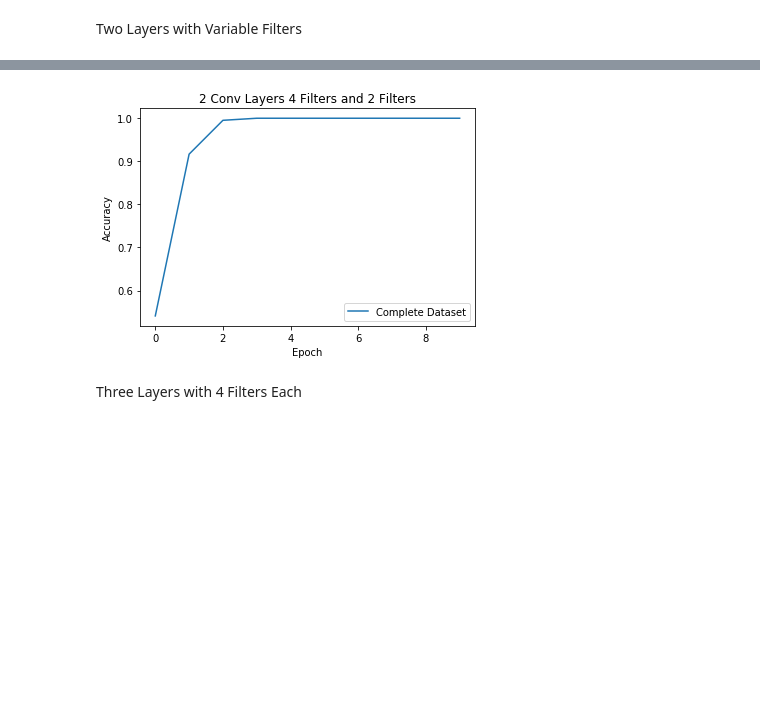
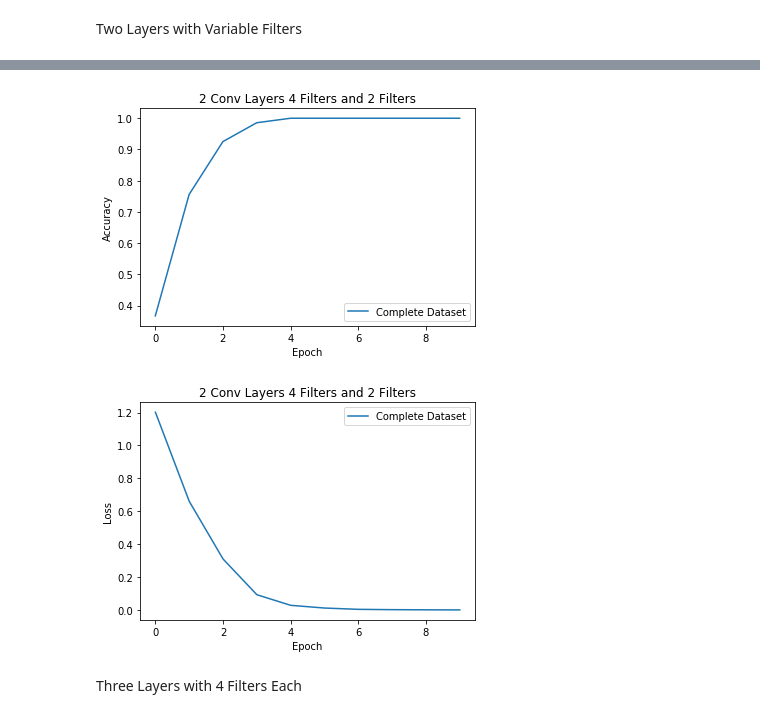
Before and after one commit to mykon23/DL-2020Project, a Jupyter notebook: Equus2.ipynb, the cells around one changed output, grey strips where cells are left out. Cells and saved outputs as stored; diff of their text form; code cells hidden in the pictures; blank space fills up the shorter version.

```diff
--- a/Equus2.ipynb
+++ b/Equus2.ipynb
@@ -546,15 +606,25 @@ Epoch 10/10
 # %%
 ##plot the learning curve of the model
 import matplotlib.pyplot as plt
 
+title = '2 Conv Layers 4 Filters and 2 Filters'
+
 plt.plot(history.history['acc'])
 plt.ylabel('Accuracy')
 plt.xlabel('Epoch')
-plt.title('2 Conv Layers 4 Filters and 2 Filters')
+plt.title(title)
 plt.legend(['Complete Dataset'], loc='lower right')
 plt.show()
+
+plt.plot(history.history['loss'])
+plt.ylabel('Loss')
+plt.xlabel('Epoch')
+plt.title(title)
+plt.legend(['Complete Dataset'], loc='upper right')
+plt.show()
 # %% [output]
-[figure, old version]
+[figure, new version]
+[figure, added]
 # %% [markdown]
 Three Layers with 4 Filters Each
 # %%
```
Also changed, not shown: parts of 21 cells of this notebook.
